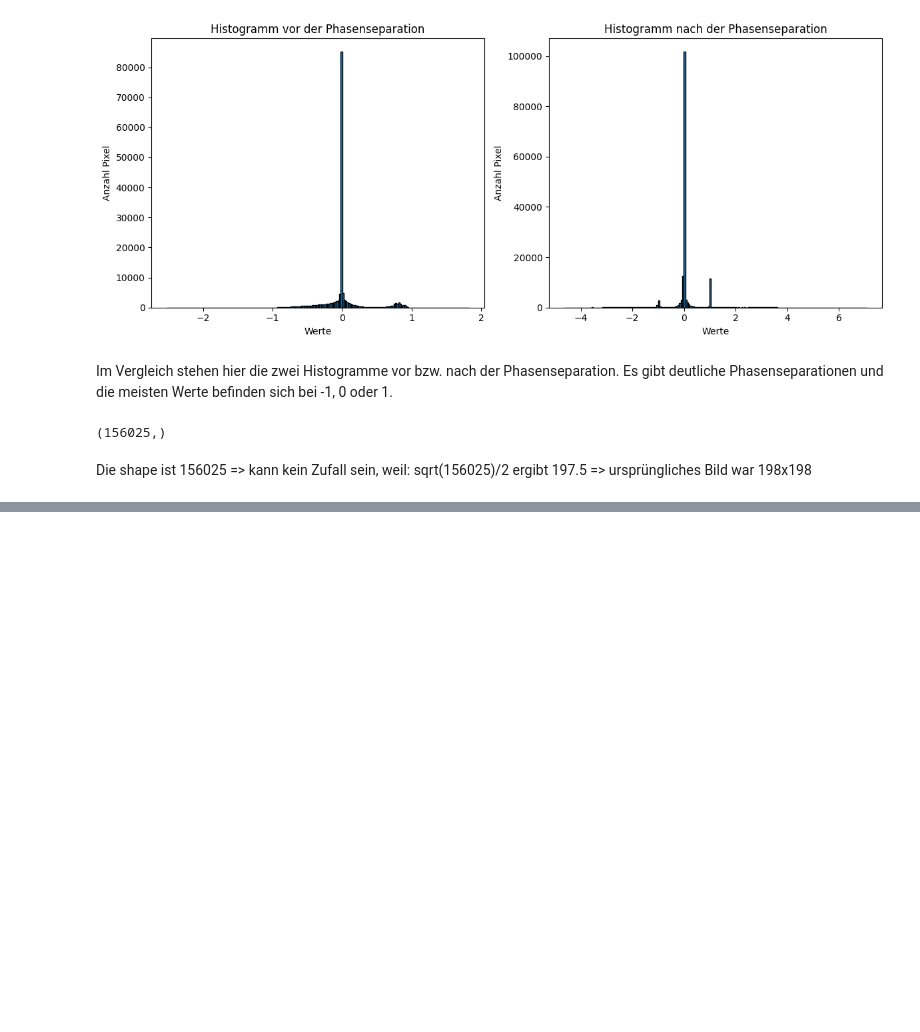
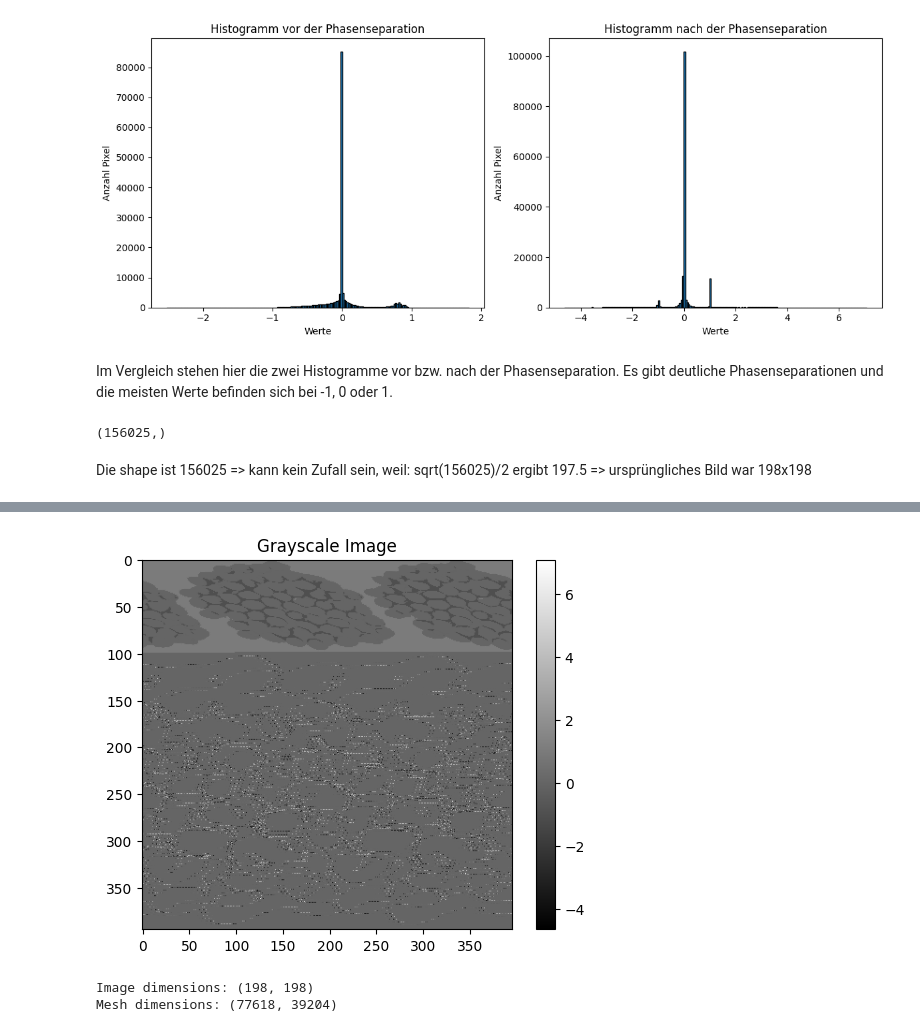
Before and after one commit to cyrilgabriele/HANA_Gruppe2, a Jupyter notebook: Notebooks/Aufgabe2.1.ipynb, the cells around one changed output, grey strips where cells are left out. Cells and saved outputs as stored; diff of their text form; code cells hidden in the pictures; blank space fills up the shorter version.

```diff
--- a/Notebooks/Aufgabe2.1.ipynb
+++ b/Notebooks/Aufgabe2.1.ipynb
@@ -186,0 +192,36 @@ Die shape ist 156025 => kann kein Zufall sein, weil: sqrt(156025)/2 ergibt 197.5
+# %%
+# Calculate the size of the reshaped array
+size = int(np.sqrt(len(gfu_array_2s)))
+
+# Check if the original array's length is a perfect square
+if size**2 != len(gfu_array_2s):
+    # If not, calculate the padding size
+    padding_size = (size + 1)**2 - len(gfu_array_2s)
+    # Pad the original array with zeros
+    gfu_array_2s = np.pad(gfu_array_2s, (0, padding_size), 'constant')
+    # Update the size of the reshaped array
+    size += 1
+
+# Reshape the array
+gfu_array_2s_reshaped = gfu_array_2s.reshape((size, size))
+
+# Display the image
+plt.imshow(gfu_array_2s_reshaped, cmap='gray')
+plt.colorbar()  # Optionally, you can add a colorbar to show intensity values
+plt.title('Grayscale Image')
+plt.show()
+# %% [output]
+[figure, added]
+# %%
+# Get the dimensions of the image
+img_dims = img.shape
+
+# Get the dimensions of the mesh
+mesh_dims = (mesh.GetNE(VOL), mesh.nv)
+
+# Print the dimensions
+print(f"Image dimensions: {img_dims}")
+print(f"Mesh dimensions: {mesh_dims}")
+# %% [output]
+Image dimensions: (198, 198)
+Mesh dimensions: (77618, 39204)
```
Also changed, not shown: parts of 6 cells of this notebook, 1 other file.
